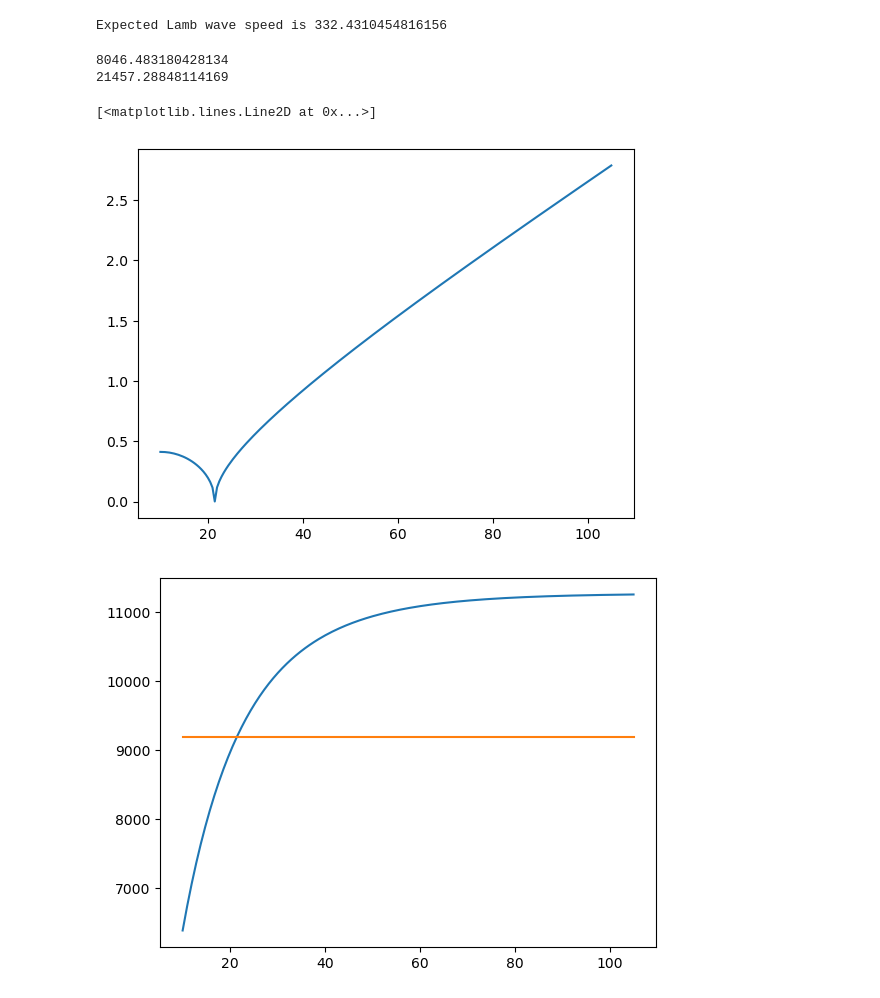
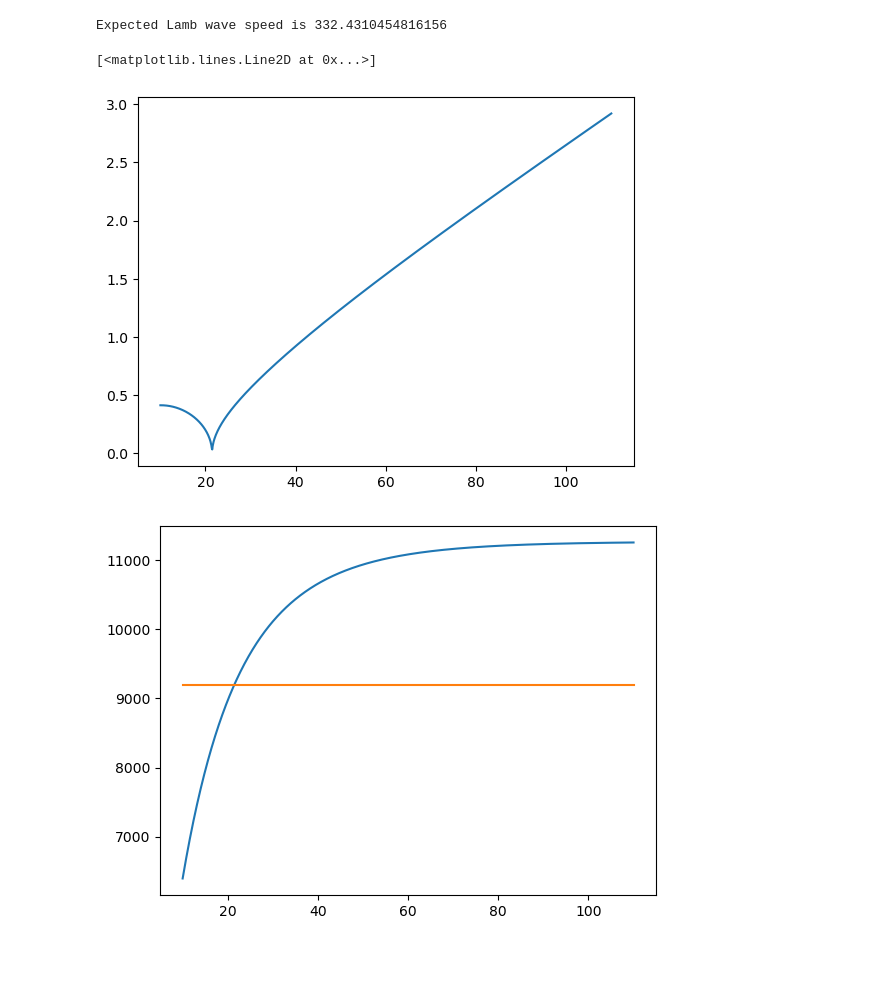
Before and after one commit to nick4cone/LambWavePaper, a Jupyter notebook: Analysis/lamb_wave_speed_with_z_top.ipynb, the cells around one changed output. Saved outputs shown, nothing was run; the diff lists cells and outputs as text; code cells hidden in the pictures; blank space fills up the shorter version.

```diff
--- a/Analysis/lamb_wave_speed_with_z_top.ipynb
+++ b/Analysis/lamb_wave_speed_with_z_top.ipynb
@@ -75,7 +80,8 @@ test = 'p_pert'
 #test = 'acid'
 
 # Model top heights
-zT_range_km = np.linspace(10, 105, 200)
+#zT_range_km = np.linspace(10, 100, 901)
+zT_range_km = np.linspace(10, 110, 1001)
 zT_range_m = zT_range_km*1000
 zT_vals = ([12.5, 25, 50, 100])
 # %%
@@ -90,2 +103,10 @@ elif test == 'acid':
+# %%
+# Parameters
+gamma = 7./5.
+kappa = 2./7.
+Rd = 287.04
+T0 = 275
+g = 9.80616
+H = Rd*T0/g
 # %%
 # Theoretical Lamb wave speed with no model top dependence
@@ -100,28 +118,19 @@ print(f'Expected Lamb wave speed is {lamb_speed}')
 Expected Lamb wave speed is 332.4310454816156
 # %%
 # Compute the expected speeds for SE and FV3.
-Rd = 287.04
-T0 = 275
-g = 9.81
-H = Rd*T0/g
-print(H)
-print(8*H/3)
-kappa = 2./7.
 
 roots, heights, lamb_speed_p_coord = p_coord_speeds(zT_range_m, H, g, kappa)
 
 plt.figure()
 plt.plot(zT_range_km, roots)
 
 plt.figure()
 plt.plot(zT_range_km, heights)
 plt.plot(zT_range_km, np.ones(len(heights))*8*H/7)
 # %% [output]
-8046.483180428134
-21457.28848114169
+[<matplotlib.lines.Line2D at 0x...>]
-[<matplotlib.lines.Line2D at 0x...>]
-[figure, old version]
+[figure, new version]
-[figure, old version]
+[figure, new version]
 # %%
 # Make the figure
 plt.figure()
```
Also changed, not shown: parts of 7 cells of this notebook, 7 other files.
